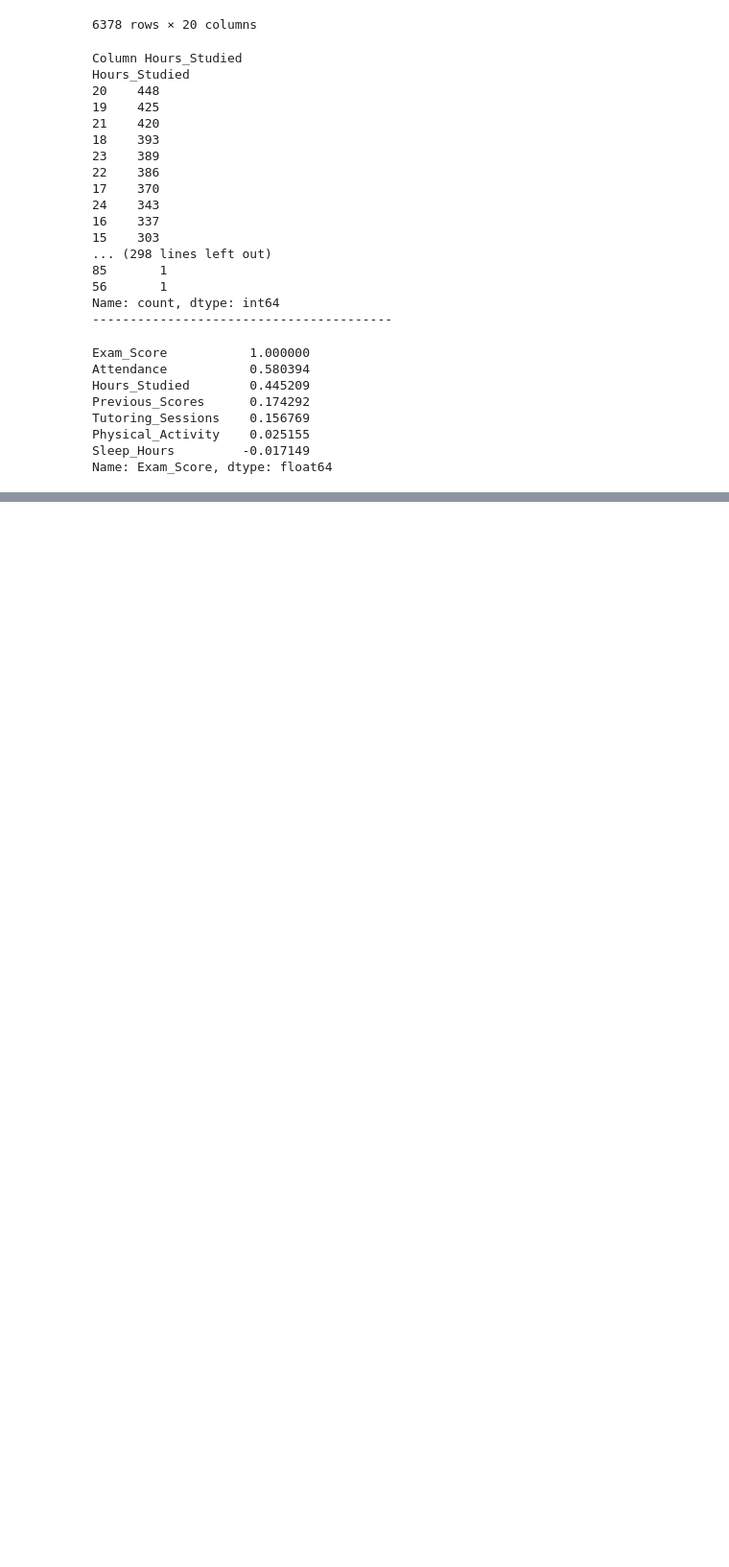
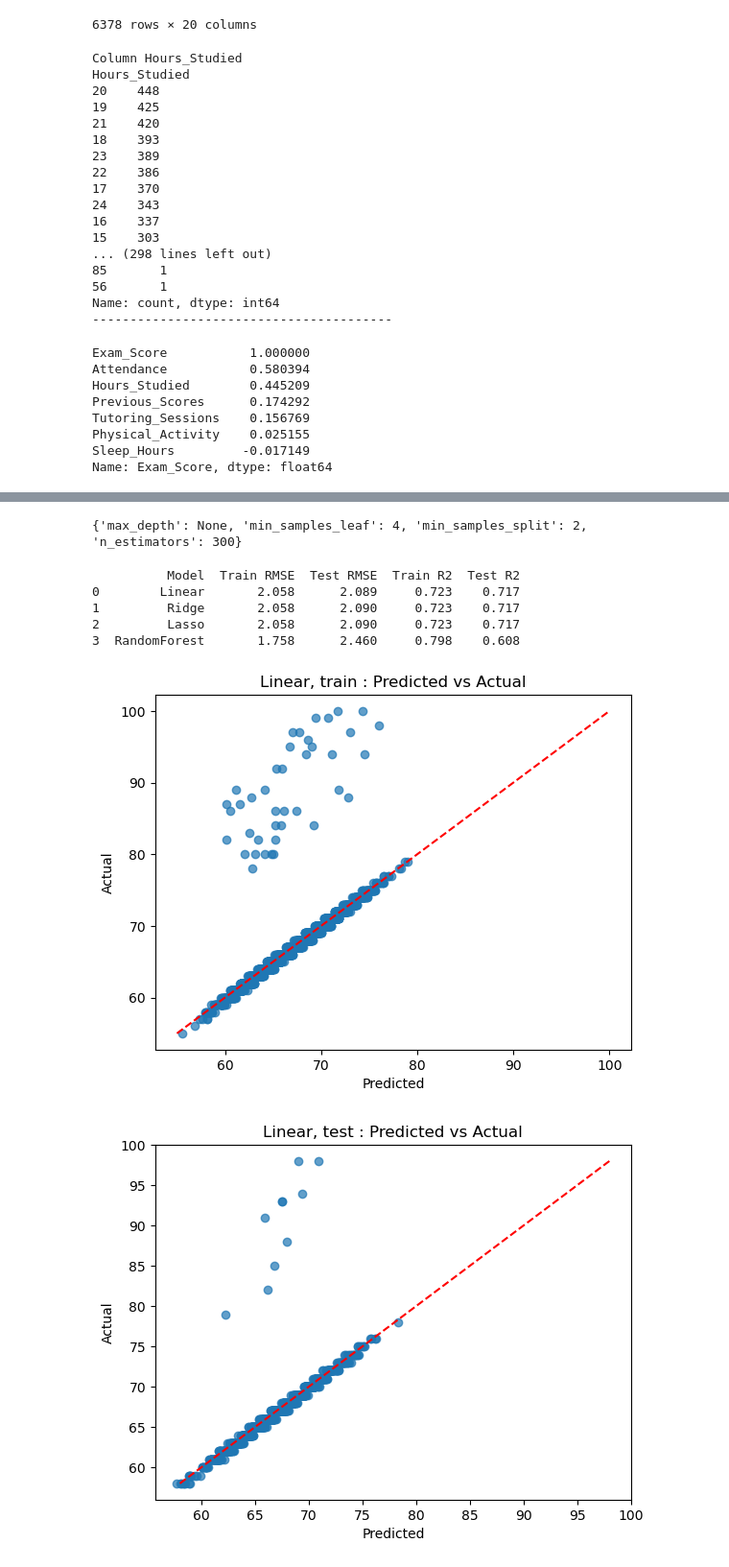
Before and after one commit to liisnele/IDS2025-performace-factors, a Jupyter notebook: Project.ipynb, the cells around one changed output, grey strips where cells are left out. Shown: that part at 96% size. Saved outputs shown, nothing was run; the diff lists cells and outputs as text; code cells hidden in the pictures; blank space fills up the shorter version.

Commit message:
Graphs for poster + Additions to regression

```diff
--- a/Project.ipynb
+++ b/Project.ipynb
@@ -217,3 +224,20 @@ def MSE(y_target, y_pred):
 
 def RMSE(y_target, y_pred):
     return np.sqrt(MSE(y_target, y_pred))
+# %%
+def get_best_alpha(model,X,y,alphas):
+    kf = KFold(n_splits=3, random_state = 0, shuffle=True)
+    results = []
+    for alpha in alphas:
+        model.set_params(alpha=alpha)
+        for train_indexes, val_indexes in kf.split(X):
+            X_train, X_val = X.values[train_indexes], X.values[val_indexes]
+            y_train, y_val = y.values[train_indexes], y.values[val_indexes]
+
+            model.fit(X_train, y_train)
+            rmse = RMSE(y_val,model.predict(X_val))
+            results.append((alpha, rmse))
+
+
+    best_alpha, rmse = sorted(results, key=lambda x: x[1])[0]
+    return best_alpha, rmse
@@ -262,0 +326,33 @@ fdfd
+# %%
+def analysis(y_true, y_pred, data_type, model_name="Model"):
+
+    # Predicted vs Actual
+    plt.scatter(y_pred, y_true, alpha=0.7)
+    plt.plot([y_true.min(), y_true.max()],
+             [y_true.min(), y_true.max()],
+             'r--')  # diagonal line
+    plt.xlabel("Predicted")
+    plt.ylabel("Actual")
+    plt.title(f"{model_name} : Predicted vs Actual")
+
+    plt.show()
+# %%
+X_train, X_test, y_train, y_test = get_dummies(data)
+models, results = run_models(X_train, X_test, y_train, y_test)
+# %% [output]
+{'max_depth': None, 'min_samples_leaf': 4, 'min_samples_split': 2, 'n_estimators': 300}
+# %%
+scores = find_scores(y_train, y_test, results)
+# %% [output]
+          Model  Train RMSE  Test RMSE  Train R2  Test R2
+0        Linear       2.058      2.089     0.723    0.717
+1         Ridge       2.058      2.090     0.723    0.717
+2         Lasso       2.058      2.090     0.723    0.717
+3  RandomForest       1.758      2.460     0.798    0.608
+# %%
+for res in results:
+    analysis(y_train, res["y_train_pred"], "train", res["Model"])
+    analysis(y_test, res["y_test_pred"], "test", res["Model"])
+# %% [output]
+[figure, added]
+[figure, added]
```
Also changed, not shown: parts of 17 cells of this notebook, 4 other files.
